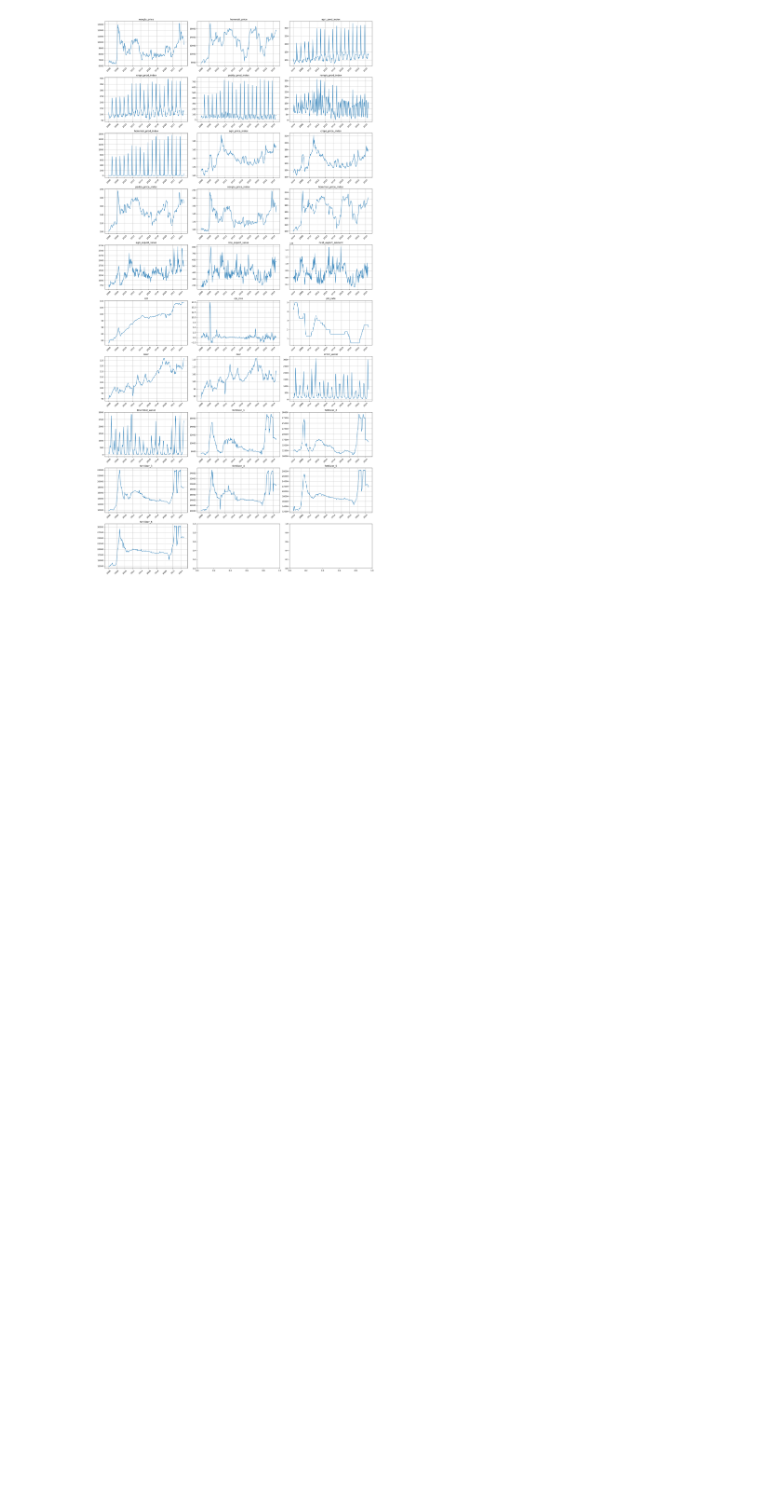
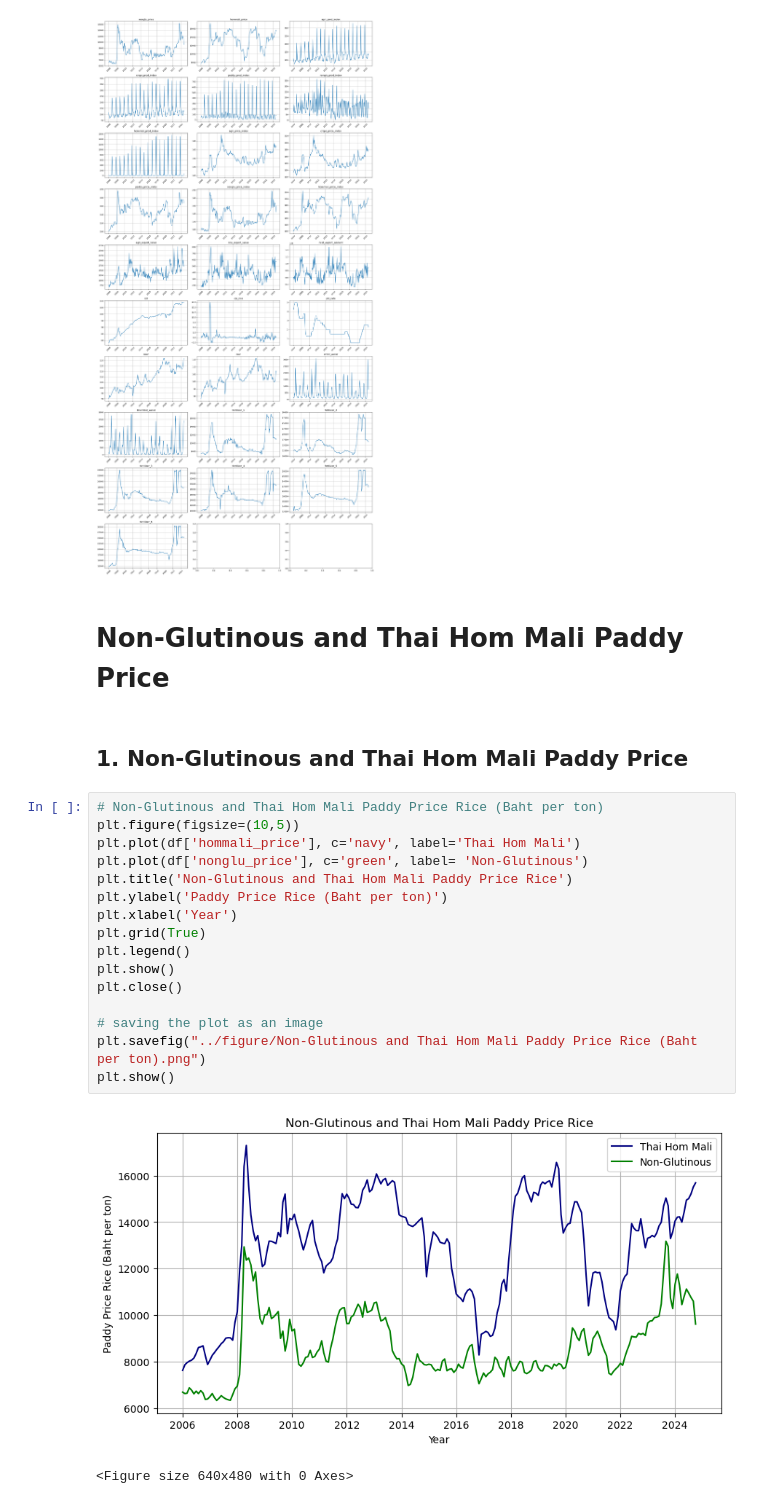
Before and after one commit to ArkiraW/capstone_project, a Jupyter notebook: code/01_eda.ipynb, the cells around one changed output. Cells and saved outputs as stored; diff of their text form; blank space fills up the shorter version.

```diff
--- a/code/01_eda.ipynb
+++ b/code/01_eda.ipynb
@@ -168,3 +142,26 @@ plt.tight_layout()
 plt.show()
 # %% [output]
 [figure]
+# %% [markdown]
+# Non-Glutinous and Thai Hom Mali Paddy Price
+# %% [markdown]
+## 1. Non-Glutinous and Thai Hom Mali Paddy Price
+# %%
+# Non-Glutinous and Thai Hom Mali Paddy Price Rice (Baht per ton)
+plt.figure(figsize=(10,5))
+plt.plot(df['hommali_price'], c='navy', label='Thai Hom Mali')
+plt.plot(df['nonglu_price'], c='green', label= 'Non-Glutinous')
+plt.title('Non-Glutinous and Thai Hom Mali Paddy Price Rice')
+plt.ylabel('Paddy Price Rice (Baht per ton)')
+plt.xlabel('Year')
+plt.grid(True)
+plt.legend()
+plt.show()
+plt.close()
+
+# saving the plot as an image
+plt.savefig("../figure/Non-Glutinous and Thai Hom Mali Paddy Price Rice (Baht per ton).png")
+plt.show()
+# %% [output]
+[figure, added]
+<Figure size 640x480 with 0 Axes>
```
Also changed, not shown: parts of 16 cells of this notebook, 11 other files.
